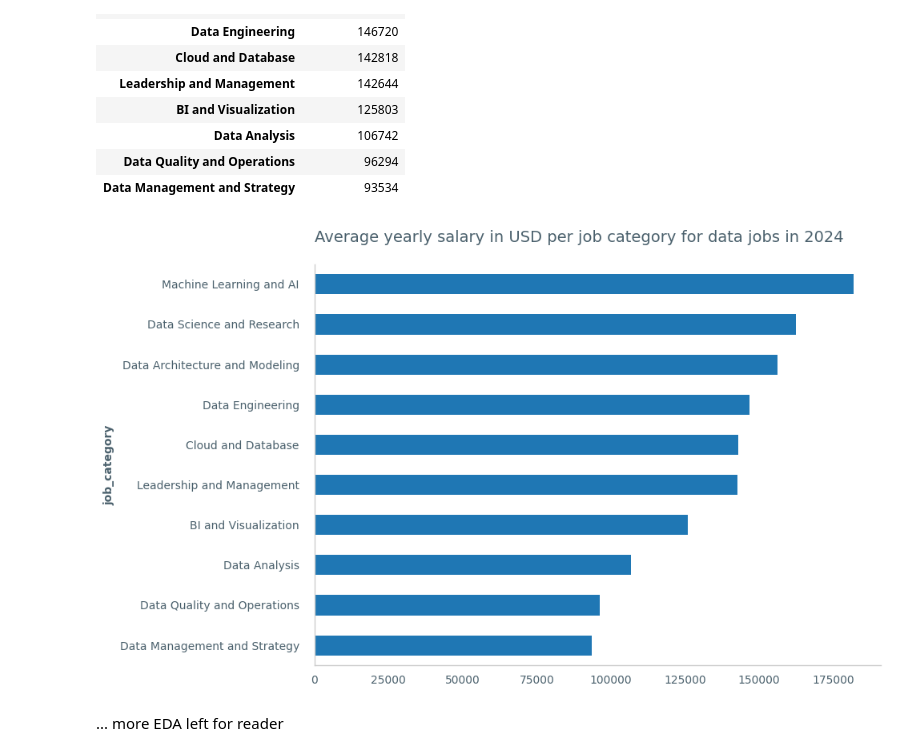
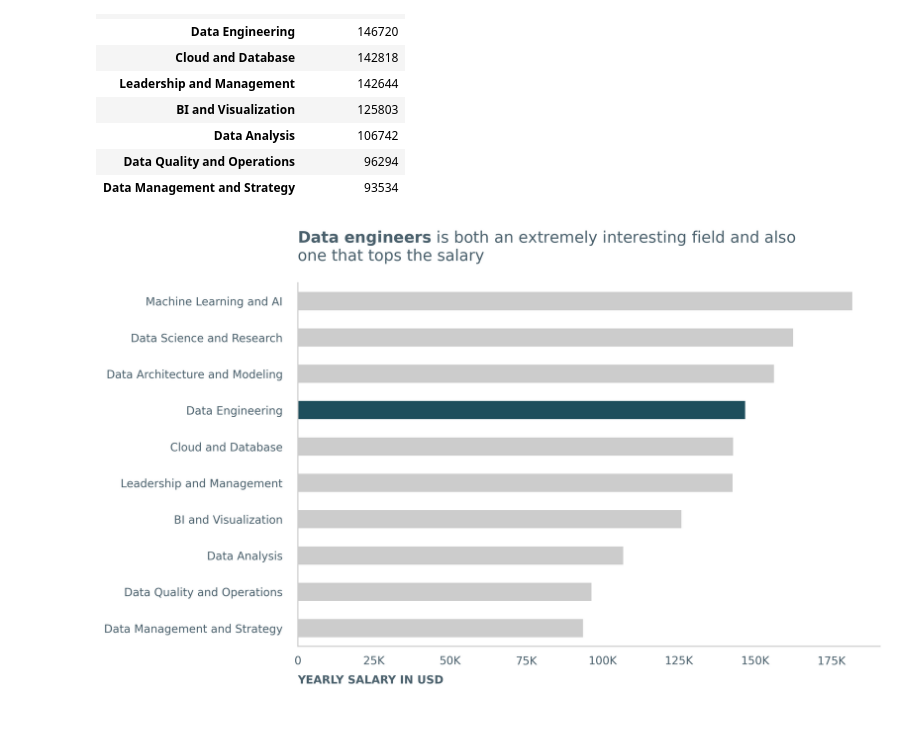
Before and after one commit to AIgineerAB/data_visualization_course, a Jupyter notebook: 05_mplstyle/mplstyle_storytelling.ipynb, the cells around one changed output. Drawn from its saved outputs; the diff is of its cells as text; code cells hidden in the pictures; blank space fills up the shorter version.

```diff
--- a/05_mplstyle/mplstyle_storytelling.ipynb
+++ b/05_mplstyle/mplstyle_storytelling.ipynb
@@ -75,6 +73,7 @@ fig.savefig("figures/number_data_jobs.png")
 # %%
-df_salary = duckdb.query(
-    """
+df_salary = (
+    duckdb.query(
+        """
     SELECT
         job_category,
         CAST(AVG(salary_in_usd) AS INT) AS avg_salary_usd
@@ -84,7 +83,10 @@ df_salary = duckdb.query(
         job_category
     ORDER BY avg_salary_usd DESC
 """
-).df().set_index("job_category")
+    )
+    .df()
+    .set_index("job_category")
+)
 
 df_salary
 # %% [output]
@@ -101,19 +103,22 @@ df_salary
 | Data Quality and Operations | 96294 |
 | Data Management and Strategy | 93534 |
 # %%
-ax = df_salary.plot(
-    kind="barh",
+colors = [GRAY_1] * len(df_salary)
+colors[3] = BLUE_1
+
+ax = df_salary["avg_salary_usd"].plot(kind="barh", color=colors)
+
+ax = horizontal_bar_options(
+    ax,
+    title=r"$\bf{Data\ engineers}$"
+    + " is both an extremely interesting field and also \none that tops the salary",
+    title_pad=20,
+    xlabel="YEARLY SALARY IN USD",
 )
 
-ax.set_title("Average yearly salary in USD per job category for data jobs in 2024", loc = "left", pad = 20)
+ax = thousands_formatter(ax)
 
 
-ax.invert_yaxis()
-ax.legend().remove()
-fig = ax.get_figure()
-fig.tight_layout()
-fig.savefig("figures/salary_data_jobs.png")
+save_fig_from_ax(ax, save_path="figures/salary_data_jobs.png")
 # %% [output]
-[figure, old version]
+[figure, new version]
-# %% [markdown]
-... more EDA left for reader
```
Also changed, not shown: parts of 3 cells of this notebook, 5 other files.
